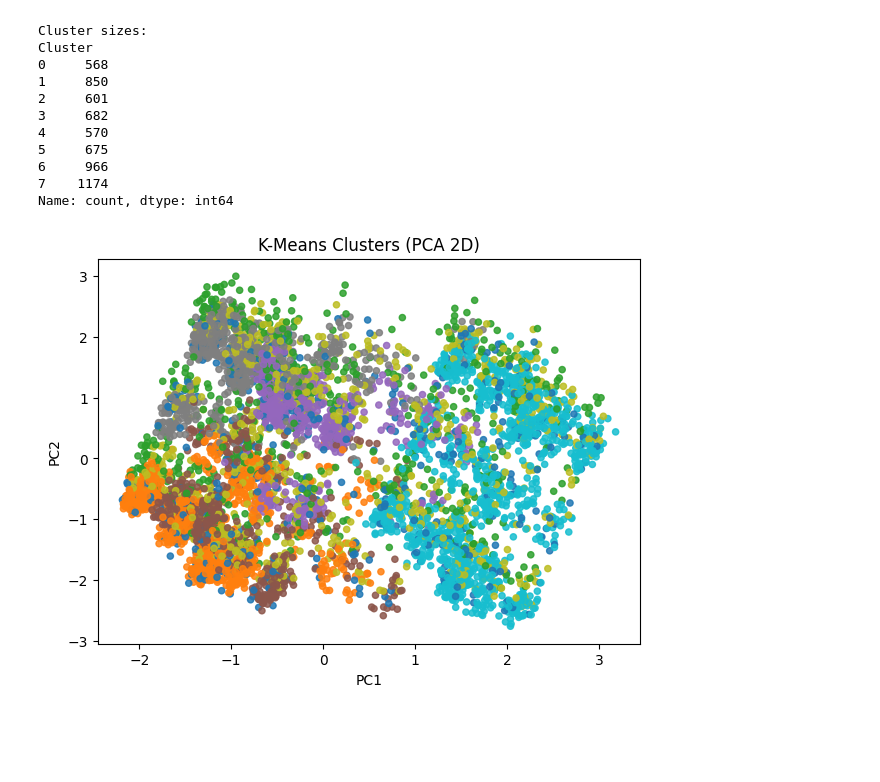
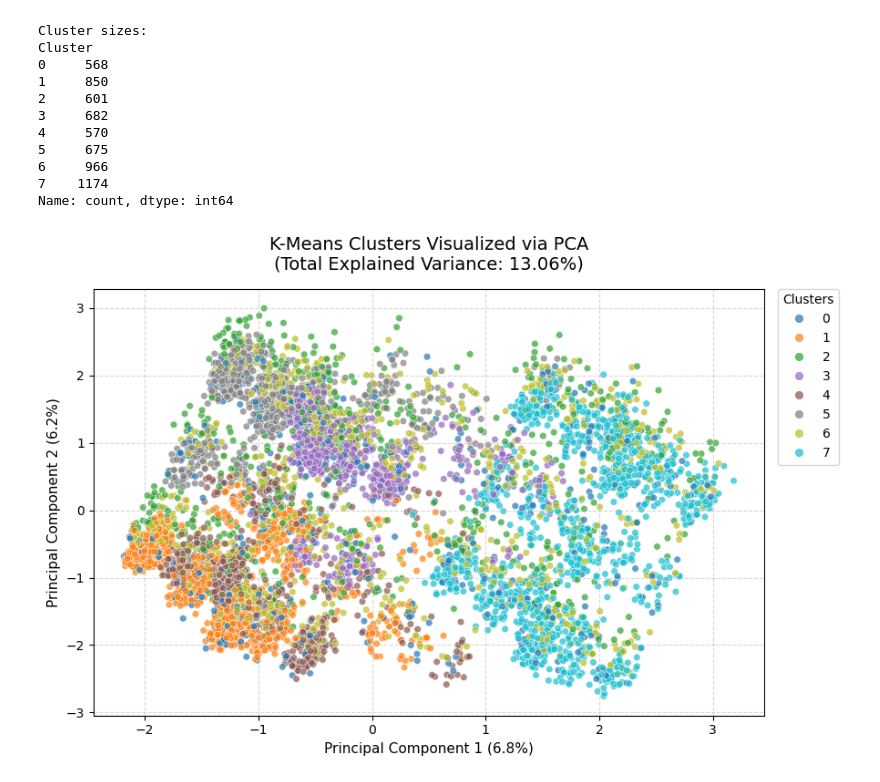
Before and after one commit to EarlClydeeee/pattern_recognition, a Jupyter notebook: student_performance.ipynb, the cells around one changed output. Cells and saved outputs as stored; diff of their text form; code cells hidden in the pictures; blank space fills up the shorter version.

```diff
--- a/student_performance.ipynb
+++ b/student_performance.ipynb
@@ -416,11 +392,10 @@ Scaled feature matrix shape: (6086, 27)
 # %%
-# Step 3: Elbow Method - run K-Means for different k, record inertia
-ks = range(2, 11)
+ks = range(1, 11)
 inertias = []
 
 for k in ks:
     km = KMeans(n_clusters=k, random_state=42, n_init=10)
-    km.fit(X)
+    km.fit(X_clustering)
     inertias.append(km.inertia_)
 
 plt.figure(figsize=(7, 5))
@@ -436,11 +411,10 @@ plt.show()
 # %%
-# Step 4: Choose optimal k from elbow + fit final K-Means
 curvature = np.diff(inertias, 2)
 optimal_k = list(ks)[np.argmin(curvature) + 1]
 print("Suggested optimal k:", optimal_k)
 
 kmeans_final = KMeans(n_clusters=optimal_k, random_state=42, n_init=10)
-cluster_labels = kmeans_final.fit_predict(X)
+cluster_labels = kmeans_final.fit_predict(X_clustering)
 
 print("Cluster counts:", np.bincount(cluster_labels))
 # %% [output]
@@ -474,17 +447,33 @@ Cluster
 7    1174
 Name: count, dtype: int64
 # %%
-# Step 6: Visualize clusters in 2D using PCA
 from sklearn.decomposition import PCA
 
 pca = PCA(n_components=2, random_state=42)
-X_pca = pca.fit_transform(X)
+X_pca = pca.fit_transform(X_clustering)
+var_ratio = pca.explained_variance_ratio_
 
-plt.figure(figsize=(7, 5))
-plt.scatter(X_pca[:, 0], X_pca[:, 1], c=cluster_labels, cmap="tab10", s=20, alpha=0.85)
-plt.title("K-Means Clusters (PCA 2D)")
-plt.xlabel("PC1")
-plt.ylabel("PC2")
+plt.figure(figsize=(10, 6))
+
+scatter = plt.scatter(X_pca[:, 0], X_pca[:, 1],
+                     c=cluster_labels,
+                     cmap="tab10",
+                     s=30,
+                     alpha=0.7,
+                     edgecolors='w',
+                     linewidth=0.5)
+
+plt.legend(*scatter.legend_elements(),
+           loc="upper left",
+           title="Clusters",
+           bbox_to_anchor=(1.02, 1),
+           borderaxespad=0)
+plt.title(f"K-Means Clusters Visualized via PCA\n(Total Explained Variance: {sum(var_ratio)*100:.2f}%)",
+          fontsize=14, pad=15)
+plt.xlabel(f"Principal Component 1 ({var_ratio[0]*100:.1f}%)", fontsize=11)
+plt.ylabel(f"Principal Component 2 ({var_ratio[1]*100:.1f}%)", fontsize=11)
+plt.grid(True, linestyle='--', alpha=0.5)
+plt.tight_layout(rect=[0, 0, 0.9, 1])
 plt.show()
 # %% [output]
-[figure, old version]
+[figure, new version]
```
Also changed, not shown: parts of 11 cells of this notebook.
